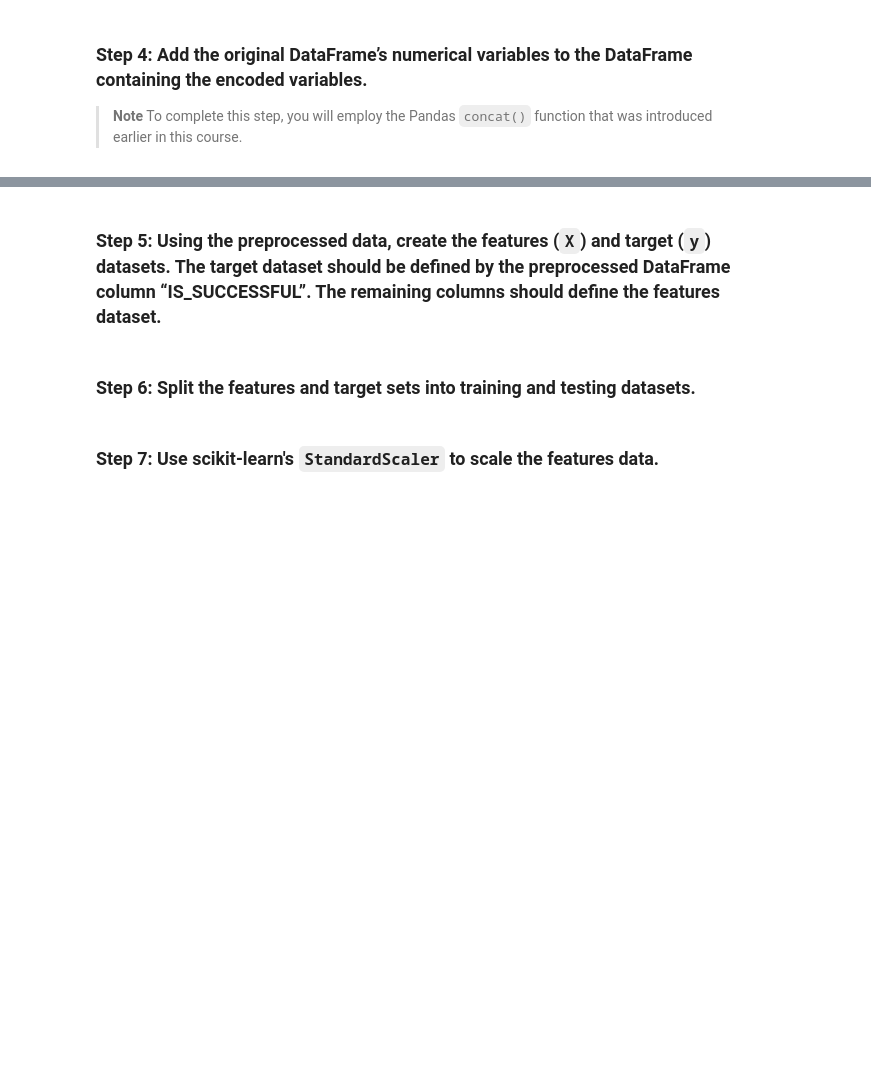
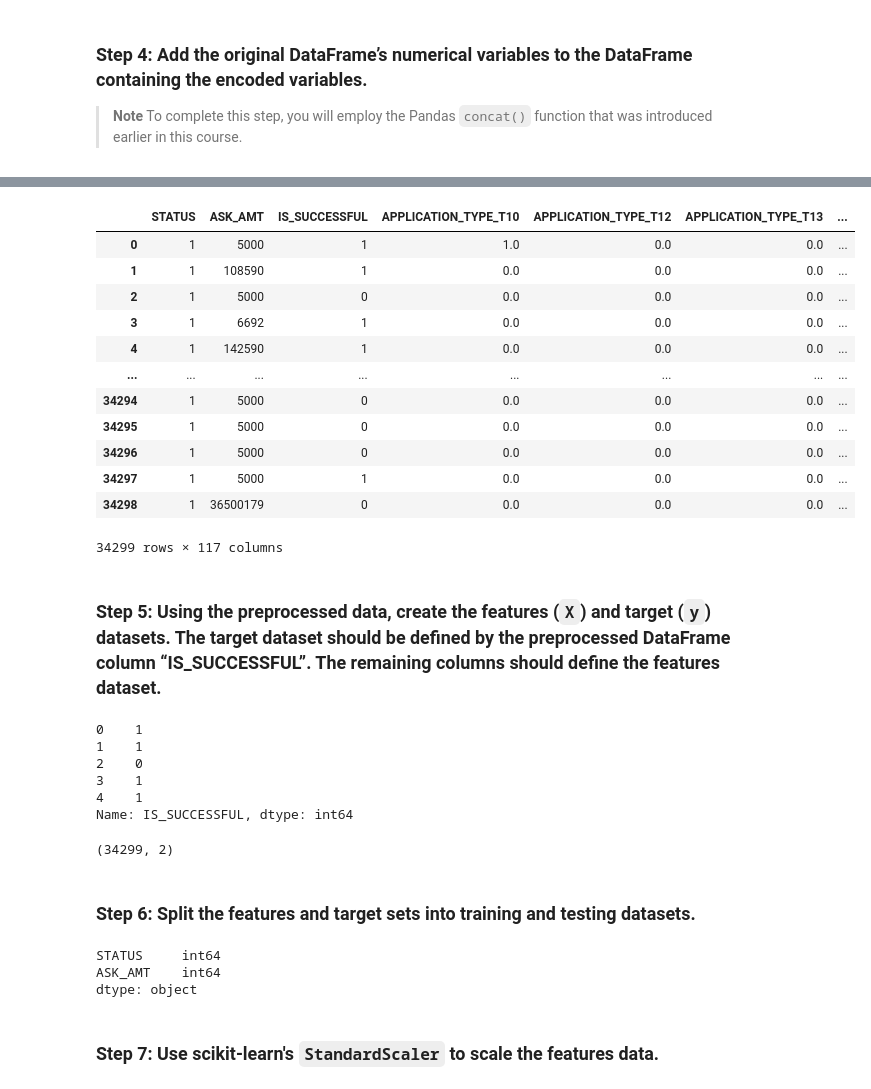
Before and after one commit to EGeorge2021r/Challenge13_Repo, a Jupyter notebook: Starter_Code/venture_funding_with_deep_learning.ipynb, the cells around one changed output, grey strips where cells are left out. Cells and saved outputs as stored; diff of their text form; code cells hidden in the pictures; blank space fills up the shorter version.

```diff
--- a/Starter_Code/venture_funding_with_deep_learning.ipynb
+++ b/Starter_Code/venture_funding_with_deep_learning.ipynb
@@ -160,12 +171,15 @@ categorical_variables = # YOUR CODE HERE
 # %%
 # Create a OneHotEncoder instance
-enc = # YOUR CODE HERE
+enc = OneHotEncoder(sparse=False)
 # %%
 # Encode the categorcal variables using OneHotEncoder
-encoded_data = # YOUR CODE HERE
+encoded_data = enc.fit_transform(applicant_data_df[categorical_variables])
 # %%
 # Create a DataFrame with the encoded variables
-encoded_df = # YOUR CODE HERE
+encoded_df = pd.DataFrame(
+    encoded_data,
+    columns = enc.get_feature_names(categorical_variables)
+)
 
 # Review the DataFrame
-# YOUR CODE HERE
+encoded_df.head()
@@ -173,3 +195,7 @@ encoded_df = # YOUR CODE HERE
 ### Step 4: Add the original DataFrame’s numerical variables to the DataFrame containing the encoded variables.
 
 > **Note** To complete this step, you will employ the Pandas `concat()` function that was introduced earlier in this course.
+# %%
+# Create the DataFrame with only the numerical variables from the original DataFrame
+num_applicant_data_df = applicant_data_df[["STATUS", "ASK_AMT", "IS_SUCCESSFUL"]]
+num_applicant_data_df
@@ -176,28 +216,59 @@ encoded_df = # YOUR CODE HERE
 # %%
 # Add the numerical variables from the original DataFrame to the one-hot encoding DataFrame
-encoded_df = # YOUR CODE HERE
+df_1 = num_applicant_data_df
+df_2 = encoded_df
+inner_df = pd.merge(df_1, df_2, suffixes=['_l','_r'], left_index=True,  right_index=True)
 
 # Review the Dataframe
-# YOUR CODE HERE
+inner_df
+# %% [output]
+|  | STATUS | ASK_AMT | IS_SUCCESSFUL | APPLICATION_TYPE_T10 | APPLICATION_TYPE_T12 | APPLICATION_TYPE_T13 | ... |
+| 0 | 1 | 5000 | 1 | 1.0 | 0.0 | 0.0 | ... |
+| 1 | 1 | 108590 | 1 | 0.0 | 0.0 | 0.0 | ... |
+| 2 | 1 | 5000 | 0 | 0.0 | 0.0 | 0.0 | ... |
+| 3 | 1 | 6692 | 1 | 0.0 | 0.0 | 0.0 | ... |
+| 4 | 1 | 142590 | 1 | 0.0 | 0.0 | 0.0 | ... |
+| ... | ... | ... | ... | ... | ... | ... | ... |
+| 34294 | 1 | 5000 | 0 | 0.0 | 0.0 | 0.0 | ... |
+| 34295 | 1 | 5000 | 0 | 0.0 | 0.0 | 0.0 | ... |
+| 34296 | 1 | 5000 | 0 | 0.0 | 0.0 | 0.0 | ... |
+| 34297 | 1 | 5000 | 1 | 0.0 | 0.0 | 0.0 | ... |
+| 34298 | 1 | 36500179 | 0 | 0.0 | 0.0 | 0.0 | ... |
+34299 rows × 117 columns
 # %% [markdown]
 ### Step 5: Using the preprocessed data, create the features (`X`) and target (`y`) datasets. The target dataset should be defined by the preprocessed DataFrame column “IS_SUCCESSFUL”. The remaining columns should define the features dataset.
 # %%
 # Define the target set y using the IS_SUCCESSFUL column
-y = # YOUR CODE HERE
+y = num_applicant_data_df['IS_SUCCESSFUL']
 
 # Display a sample of y
-# YOUR CODE HERE
+y[:5]
+# %% [output]
+0    1
+1    1
+2    0
+3    1
+4    1
+Name: IS_SUCCESSFUL, dtype: int64
 # %%
 # Define features set X by selecting all columns but IS_SUCCESSFUL
-X = # YOUR CODE HERE
+X = num_applicant_data_df.drop(columns='IS_SUCCESSFUL')
 
 # Review the features DataFrame
-# YOUR CODE HERE
+X.shape
+# %% [output]
+(34299, 2)
 # %% [markdown]
 ### Step 6: Split the features and target sets into training and testing datasets.
 # %%
 # Split the preprocessed data into a training and testing dataset
 # Assign the function a random_state equal to 1
-X_train, X_test, y_train, y_test = # YOUR CODE HERE
+
+X_train, X_test, y_train, y_test = train_test_split(X, y, random_state=1)
+X.dtypes
+# %% [output]
+STATUS     int64
+ASK_AMT    int64
+dtype: object
 # %% [markdown]
 ### Step 7: Use scikit-learn's `StandardScaler` to scale the features data.
```
Also changed, not shown: parts of 9 cells of this notebook.
